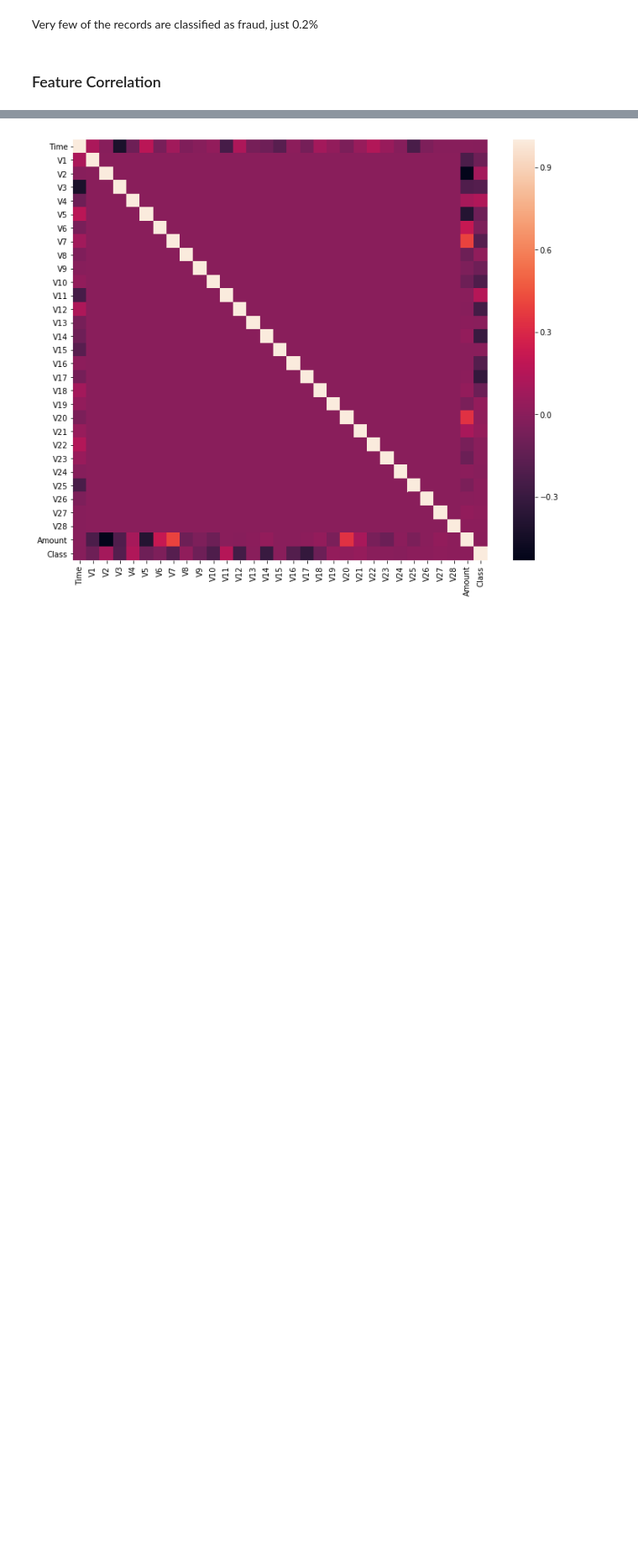
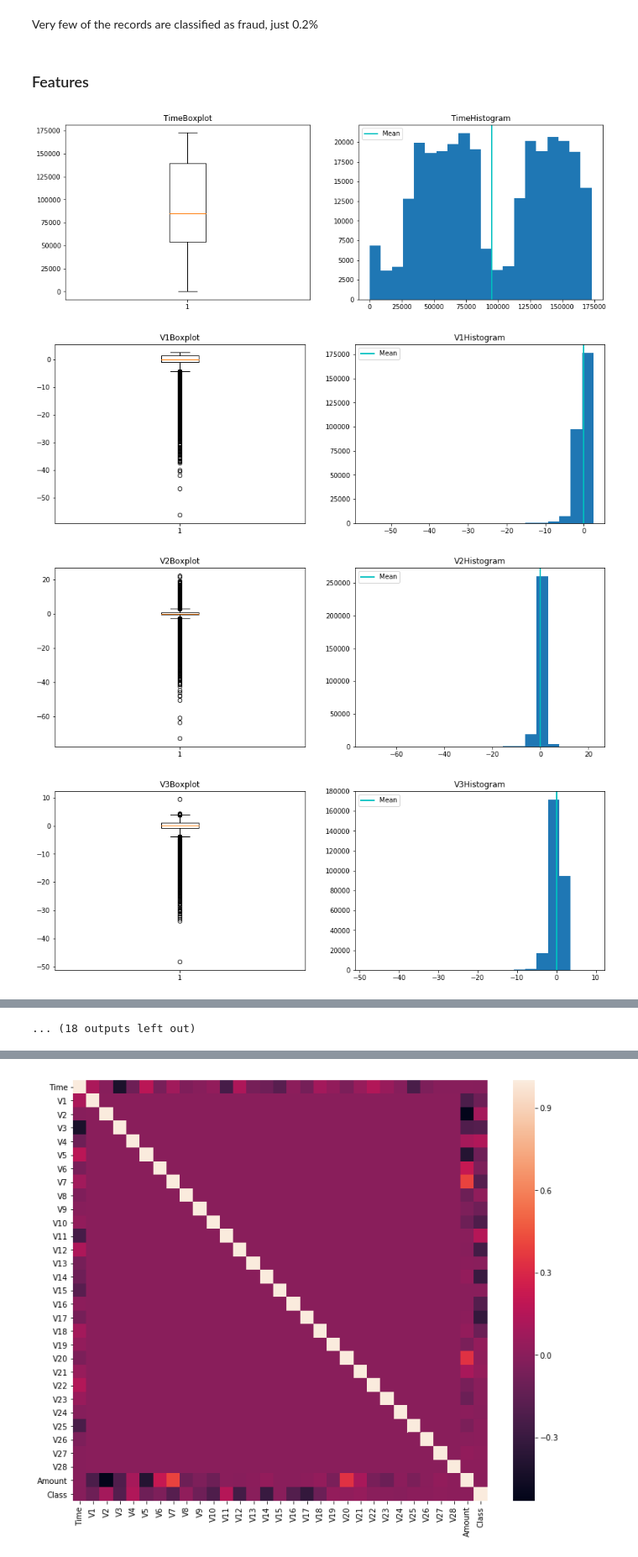
Before and after one commit to mbeckmanssf/Thinkful, a Jupyter notebook: Unit-3/6.1-CreditCardFraud.ipynb, the cells around one changed output, grey strips where cells are left out. Shown at 84% size. Drawn from its saved outputs; the diff is of its cells as text; code cells hidden in the pictures; blank space fills up the shorter version.

```diff
--- a/Unit-3/6.1-CreditCardFraud.ipynb
+++ b/Unit-3/6.1-CreditCardFraud.ipynb
@@ -63,5 +63,28 @@ Name: Class, dtype: int64
 Portion of records classified as fraud: 0.002
 # %% [markdown]
 Very few of the records are classified as fraud, just 0.2%
-# %% [markdown]
-### Feature Correlation
+# %% [markdown]
+### Features
+# %%
+features = credit_card.drop(['Class'], axis=1)
+
+# Boxplots of features
+for column in features:
+    plt.figure(figsize=(15, 5))
+
+    plt.subplot(1, 2, 1)
+    plt.boxplot(credit_card[column].dropna(how = 'any'))
+    plt.title(column + 'Boxplot')
+
+    plt.subplot(1, 2, 2)
+    plt.hist(credit_card[column].dropna(how = 'any'), bins=20)
+    plt.axvline(credit_card[column].mean(), color='c', linestyle='solid', linewidth=2, label="Mean")
+    plt.legend(loc='upper left')
+    plt.title(column + 'Histogram')
+
+    plt.show()
+# %% [output]
+[figure, added]
+[figure, added]
+[figure, added]
+[figure, added]
@@ -67,0 +99 @@ Very few of the records are classified as fraud, just 0.2%
+... (18 outputs left out)
```
Also changed, not shown: parts of 19 cells of this notebook.
